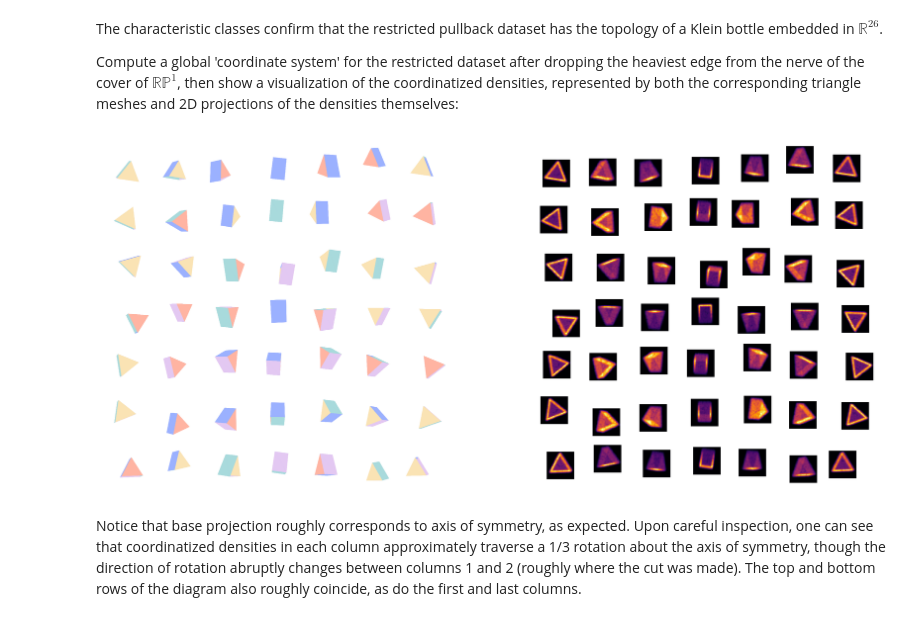
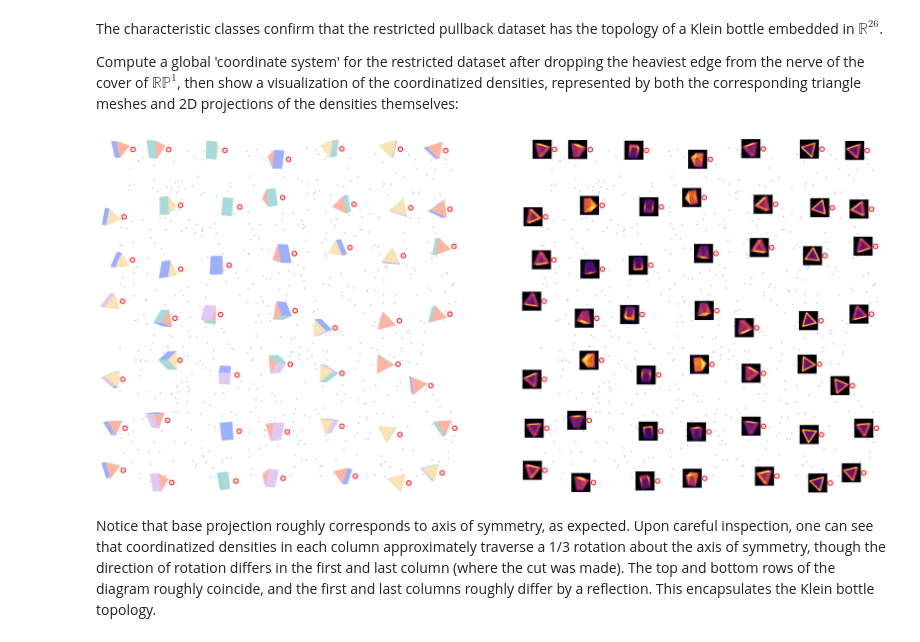
Before and after one commit to bradturow/Circle_Bundles, a Jupyter notebook: notebooks/tutorials/all/06_tri_prism_densities.ipynb, the cells around one changed output. Saved outputs shown, nothing was run; the diff lists cells and outputs as text; code cells hidden in the pictures.

```diff
--- a/notebooks/tutorials/all/06_tri_prism_densities.ipynb
+++ b/notebooks/tutorials/all/06_tri_prism_densities.ipynb
@@ -218,8 +218,8 @@ Equator band: 1407 / 10000 samples (eps=0.15).
 # %%
-n_landmarks = 8
+n_landmarks = 20
 lmk_angs = np.linspace(0, np.pi, n_landmarks, endpoint=False)
 landmarks = np.array([np.cos(lmk_angs), np.sin(lmk_angs)]).T
-overlap = 1.2
+overlap = 1.4
 radius = overlap * np.pi / (2*n_landmarks)
 
 eq_cover = cb.get_metric_ball_cover(
@@ -238,38 +238,41 @@ $\displaystyle \begin{aligned}\textbf{Characteristic Classes} & \\[8pt]\quad \te
 The characteristic classes confirm that the restricted pullback dataset has the topology of a Klein bottle embedded in $\mathbb{R}^{26}$.
 
 Compute a global 'coordinate system' for the restricted dataset after dropping the heaviest edge from the nerve of the cover of $\mathbb{RP}^{1}$, then show a visualization of the coordinatized densities, represented by both the corresponding triangle meshes and 2D projections of the densities themselves:
-# %%
-eq_fiber_angles = eq_bundle.get_global_trivialization()
-
-coords = np.column_stack([eq_base_angles, eq_fiber_angles])
-
-fig, (ax1, ax2) = plt.subplots(1, 2, figsize=(22, 10), dpi=200)
-
-cb.lattice_vis(
-    eq_mesh_data,
-    coords,
-    vis_mesh,
-    per_row=7,
-    per_col=7,
-    figsize=10,
-    thumb_px=100,
-    dpi=200,
-    ax=ax1,
-)
-
-cb.lattice_vis(
-    data[eq_mask],
-    coords,
-    vis_density,
-    per_row=7,
-    per_col=7,
-    figsize=10,
-    thumb_px=120,
-    dpi=200,
-    ax=ax2,
-)
-plt.show()
-# %% [output]
-[figure, removed]
+# %%
+eq_fiber_angles = eq_bundle.get_global_trivialization()
+
+#Apply a translation to the base coordinate so the cut is at the edge of the diagram
+vertex_dist = np.pi/n_landmarks
+shift = -1*(radius + 2*vertex_dist)
+shifted_angles = (eq_base_angles + shift) % (np.pi)
+coords = np.column_stack([shifted_angles, eq_fiber_angles])
+
+fig, (ax1, ax2) = plt.subplots(1, 2, figsize=(22, 10), dpi=200)
+
+cb.scatter_lattice_vis(
+    eq_mesh_data,
+    coords,
+    vis_mesh,
+    per_row = 7,
+    per_col = 7,
+    padding = 0,
+    ax = ax1,
+    point_alpha = 0.2
+)
+
+cb.scatter_lattice_vis(
+    data[eq_mask],
+    coords,
+    vis_density,
+    per_row = 7,
+    per_col = 7,
+    padding = 0,
+    ax = ax2,
+    point_alpha = 0.2
+)
+
+plt.show()
+# %% [output]
+[figure, added]
 # %% [markdown]
-Notice that base projection roughly corresponds to axis of symmetry, as expected.  Upon careful inspection, one can see that coordinatized densities in each column approximately traverse a 1/3 rotation about the axis of symmetry, though the direction of rotation abruptly changes between columns 1 and 2 (roughly where the cut was made). The top and bottom rows of the diagram also roughly coincide, as do the first and last columns.
+Notice that base projection roughly corresponds to axis of symmetry, as expected.  Upon careful inspection, one can see that coordinatized densities in each column approximately traverse a 1/3 rotation about the axis of symmetry, though the direction of rotation differs in the first and last column (where the cut was made). The top and bottom rows of the diagram roughly coincide, and the first and last columns roughly differ by a reflection. This encapsulates the Klein bottle topology.
```
Also changed, not shown: parts of 7 cells of this notebook, 6 other files.
